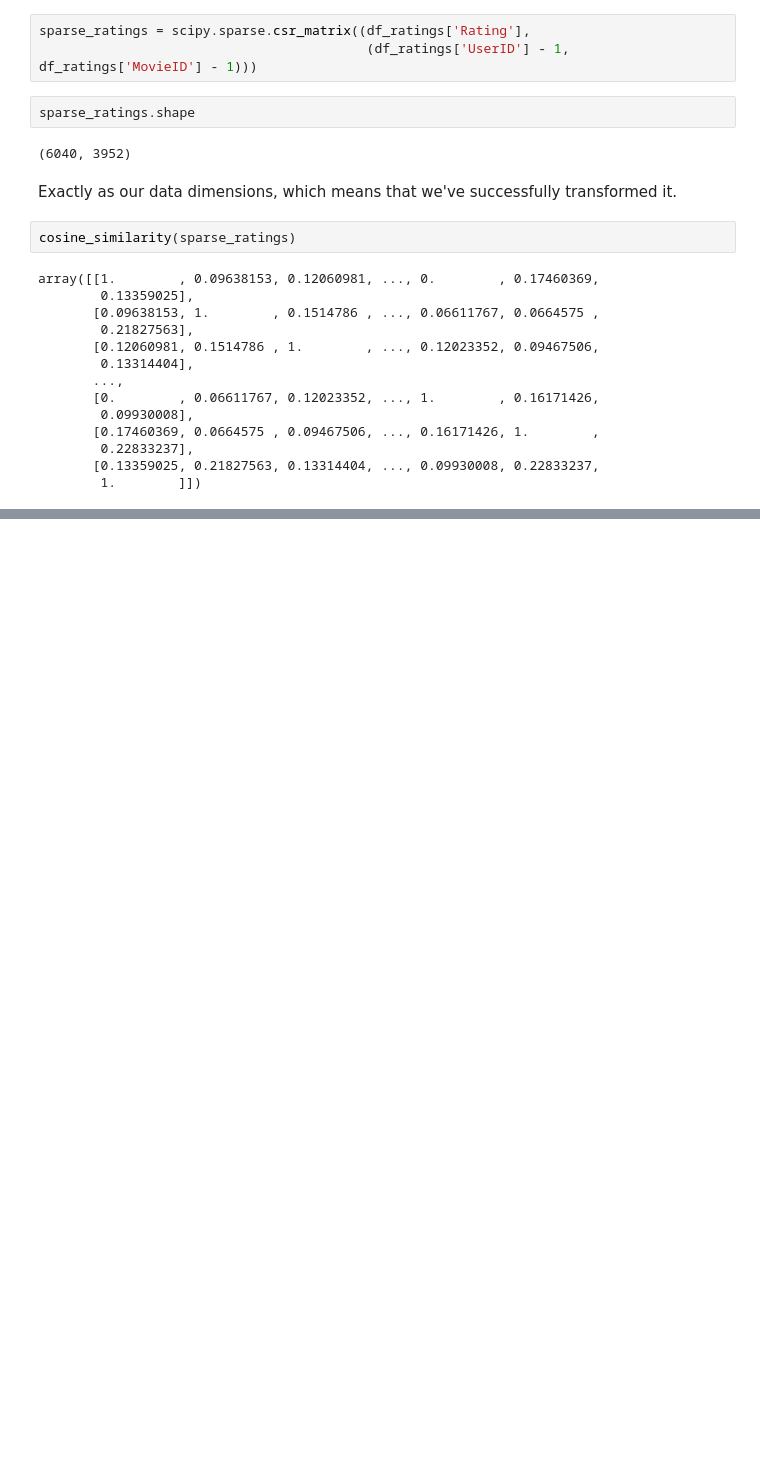
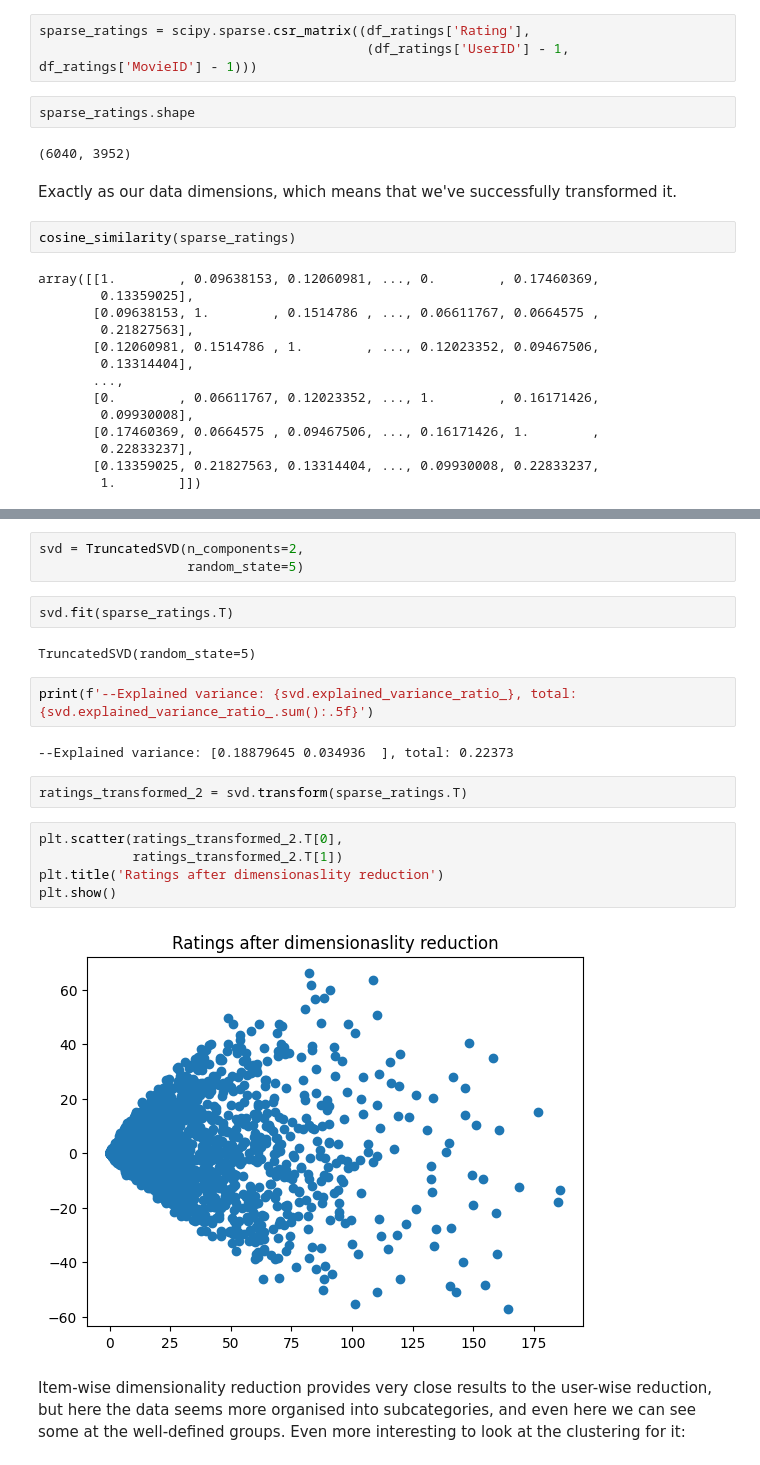
Before and after one commit to ozhenchuk/RecSys2024, a Jupyter notebook: experiments/Exp_1_1_20240612_Dataset_initial_exploration/experiment.ipynb, the cells around one changed output, grey strips where cells are left out. Cells and saved outputs as stored; diff of their text form; blank space fills up the shorter version.

```diff
--- a/experiments/Exp_1_1_20240612_Dataset_initial_exploration/experiment.ipynb
+++ b/experiments/Exp_1_1_20240612_Dataset_initial_exploration/experiment.ipynb
@@ -117,0 +202,22 @@ These are the main questions that we would like to answer with our exploratory d
+# %%
+svd = TruncatedSVD(n_components=2,
+                   random_state=5)
+# %%
+svd.fit(sparse_ratings.T)
+# %% [output]
+TruncatedSVD(random_state=5)
+# %%
+print(f'--Explained variance: {svd.explained_variance_ratio_}, total: {svd.explained_variance_ratio_.sum():.5f}')
+# %% [output]
+--Explained variance: [0.18879645 0.034936  ], total: 0.22373
+# %%
+ratings_transformed_2 = svd.transform(sparse_ratings.T)
+# %%
+plt.scatter(ratings_transformed_2.T[0],
+            ratings_transformed_2.T[1])
+plt.title('Ratings after dimensionaslity reduction')
+plt.show()
+# %% [output]
+[figure, added]
+# %% [markdown]
+Item-wise dimensionality reduction provides very close results to the user-wise reduction, but here the data seems more organised into subcategories, and even here we can see some at the well-defined groups. Even more interesting to look at the clustering for it:
```
Also changed, not shown: parts of 74 cells of this notebook, 2 other files.
